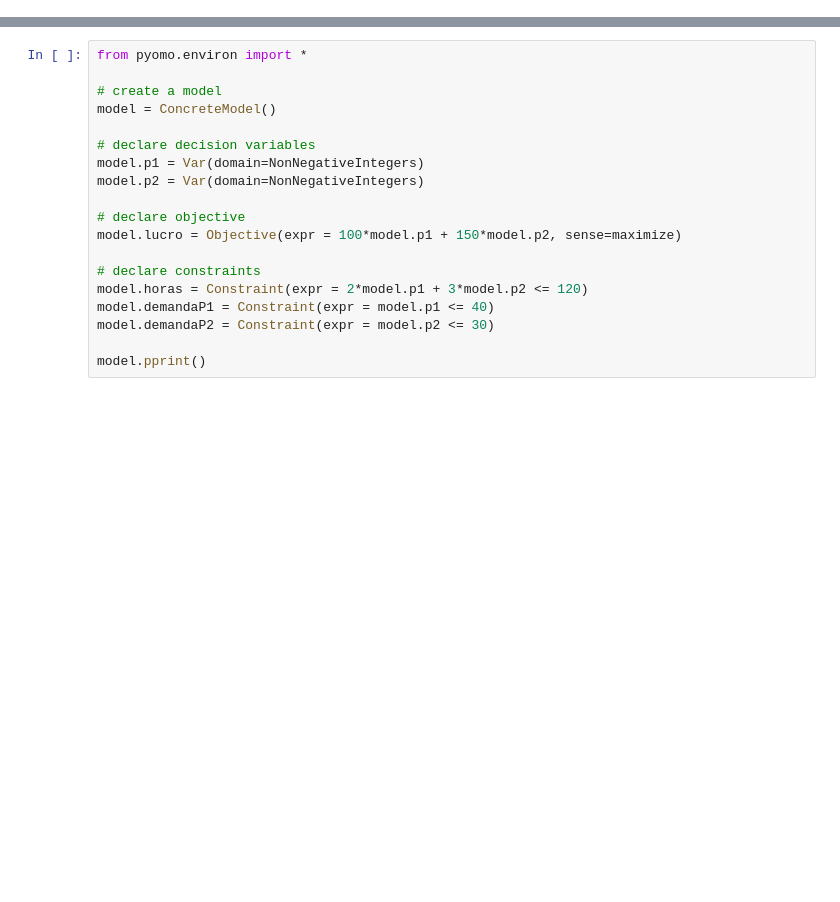
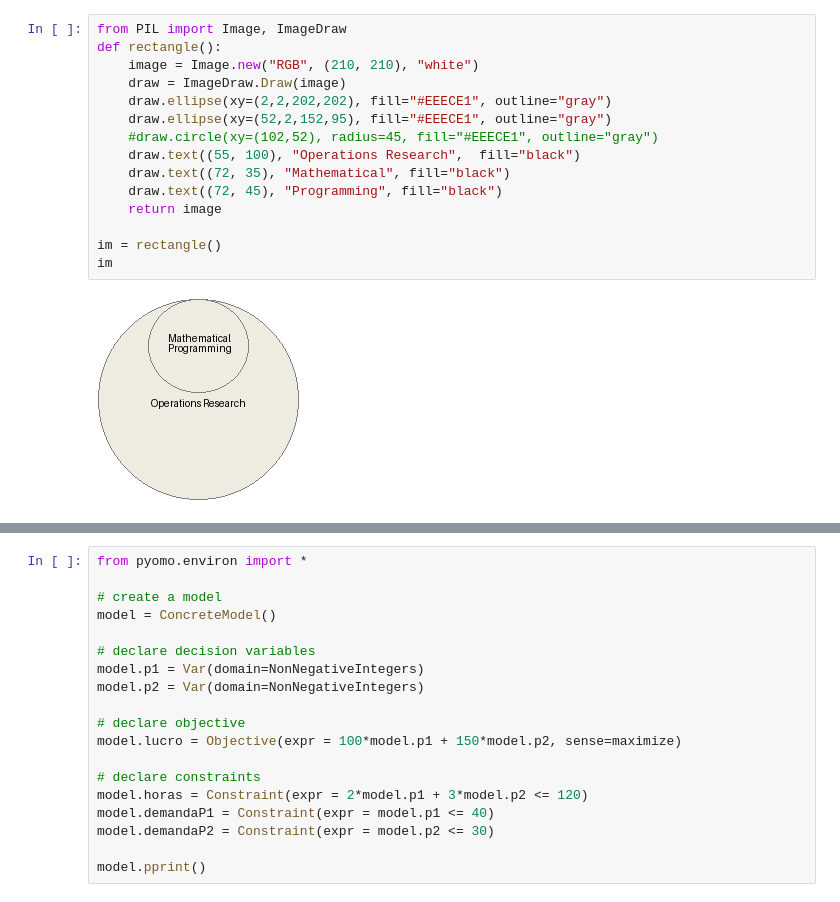
Before and after one commit to glaucogoncalves/nio, a Jupyter notebook: lectures/01_03_optimization_intro.ipynb, the cells around one changed output, grey strips where cells are left out. Drawn from its saved outputs; the diff is of its cells as text; blank space fills up the shorter version.

```diff
--- a/lectures/01_03_Introdução_à_Otimização.ipynb
+++ b/lectures/01_03_optimization_intro.ipynb
@@ -4,0 +5,17 @@
+# %%
+from PIL import Image, ImageDraw
+def rectangle():
+    image = Image.new("RGB", (210, 210), "white")
+    draw = ImageDraw.Draw(image)
+    draw.ellipse(xy=(2,2,202,202), fill="#EEECE1", outline="gray")
+    draw.ellipse(xy=(52,2,152,95), fill="#EEECE1", outline="gray")
+    #draw.circle(xy=(102,52), radius=45, fill="#EEECE1", outline="gray")
+    draw.text((55, 100), "Operations Research",  fill="black")
+    draw.text((72, 35), "Mathematical", fill="black")
+    draw.text((72, 45), "Programming", fill="black")
+    return image
+
+im = rectangle()
+im
+# %% [output]
+[figure, added]
```
Also changed, not shown: parts of 67 cells of this notebook, 9 other files.
